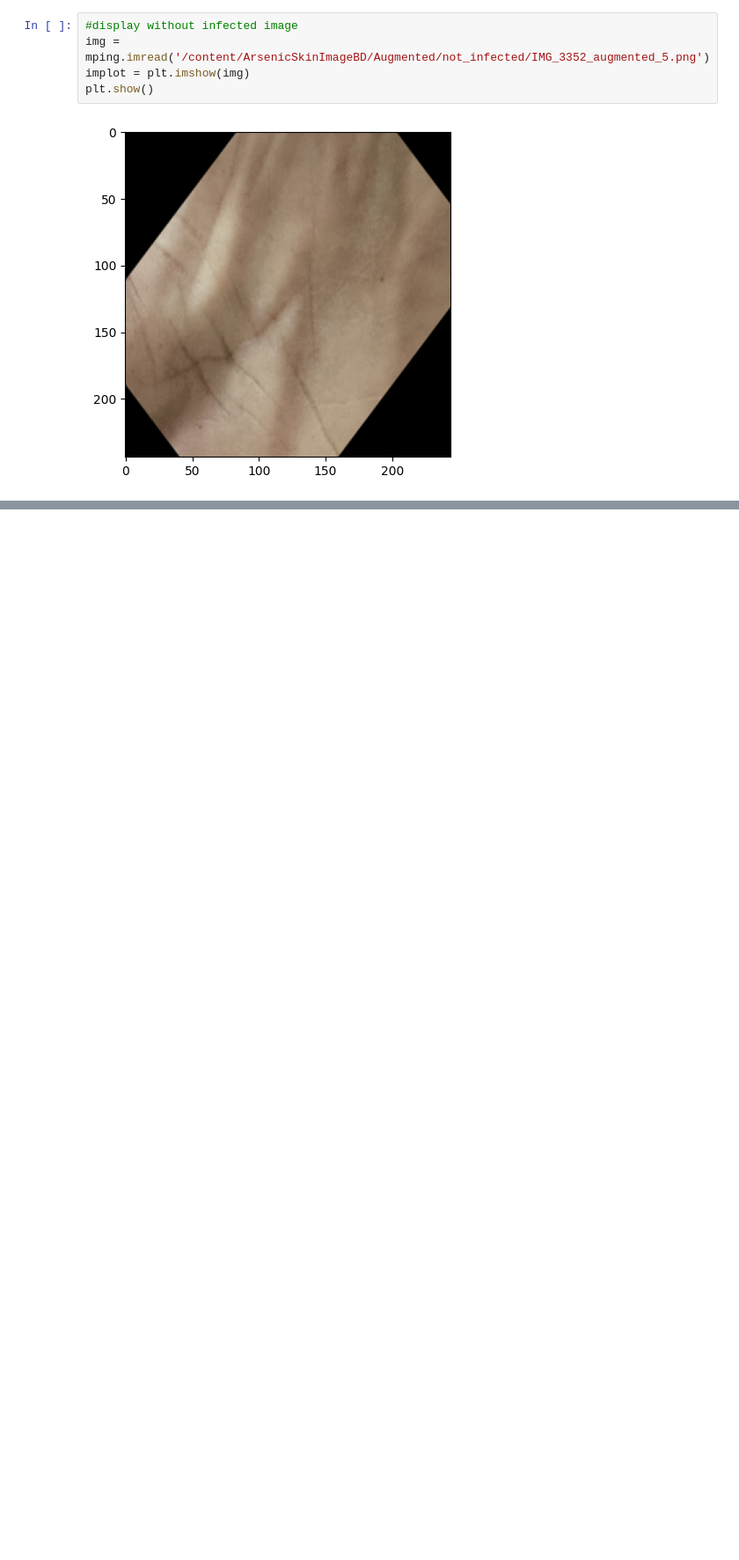
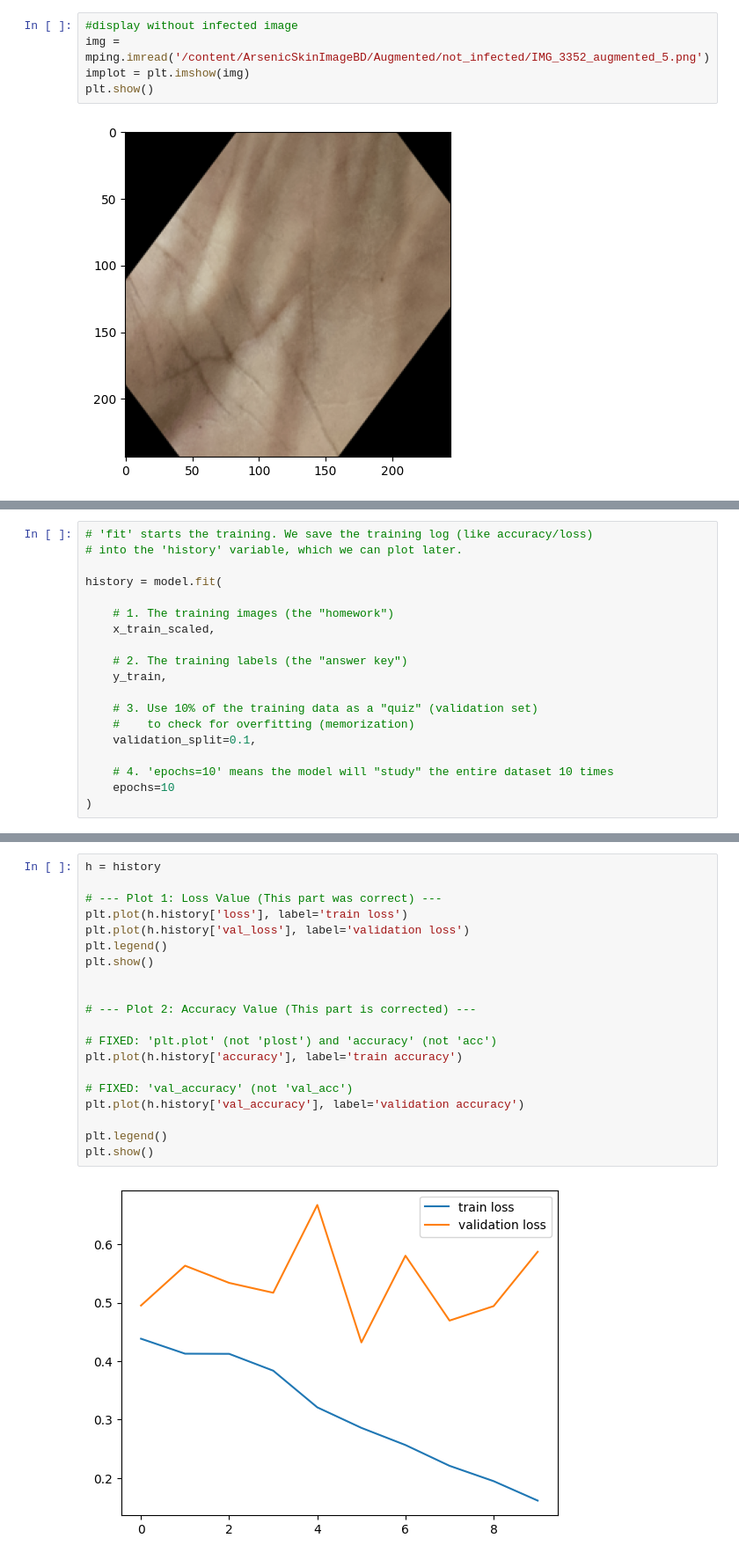
Before and after one commit to Amit-Chandra-Das/arsenic-skin-detection, a Jupyter notebook: Arsenic_Skin_Detection_Using_Machine_Learning.ipynb, the cells around one changed output, grey strips where cells are left out. Shown at 88% size. Cells and saved outputs as stored; diff of their text form; blank space fills up the shorter version.

```diff
--- a/Arsenic_Skin_Detection_Using_Machine_Learning.ipynb
+++ b/Arsenic_Skin_Detection_Using_Machine_Learning.ipynb
@@ -179,0 +565,19 @@ plt.show()
+# %%
+# 'fit' starts the training. We save the training log (like accuracy/loss)
+# into the 'history' variable, which we can plot later.
+
+history = model.fit(
+
+    # 1. The training images (the "homework")
+    x_train_scaled,
+
+    # 2. The training labels (the "answer key")
+    y_train,
+
+    # 3. Use 10% of the training data as a "quiz" (validation set)
+    #    to check for overfitting (memorization)
+    validation_split=0.1,
+
+    # 4. 'epochs=10' means the model will "study" the entire dataset 10 times
+    epochs=10
+)
@@ -179,0 +625,22 @@ plt.show()
+# %%
+h = history
+
+# --- Plot 1: Loss Value (This part was correct) ---
+plt.plot(h.history['loss'], label='train loss')
+plt.plot(h.history['val_loss'], label='validation loss')
+plt.legend()
+plt.show()
+
+
+# --- Plot 2: Accuracy Value (This part is corrected) ---
+
+# FIXED: 'plt.plot' (not 'plost') and 'accuracy' (not 'acc')
+plt.plot(h.history['accuracy'], label='train accuracy')
+
+# FIXED: 'val_accuracy' (not 'val_acc')
+plt.plot(h.history['val_accuracy'], label='validation accuracy')
+
+plt.legend()
+plt.show()
+# %% [output]
+[figure, added]
```
Also changed, not shown: parts of 43 cells of this notebook.
